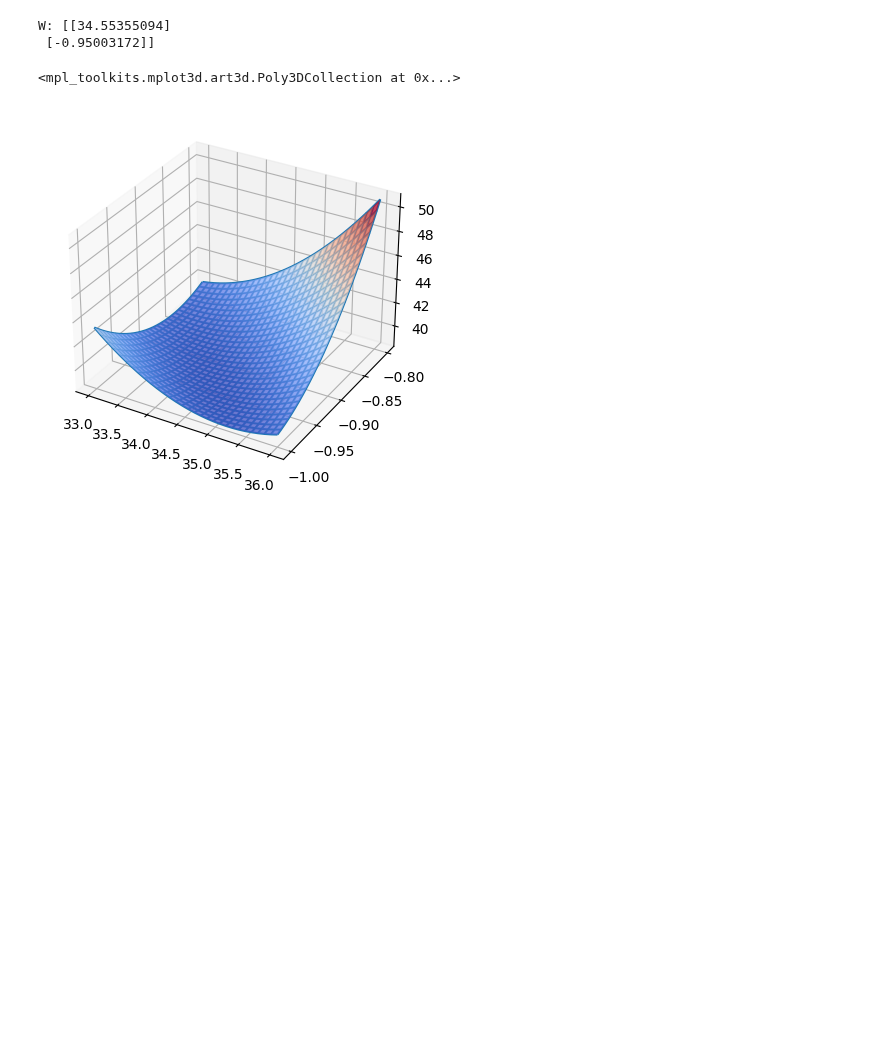
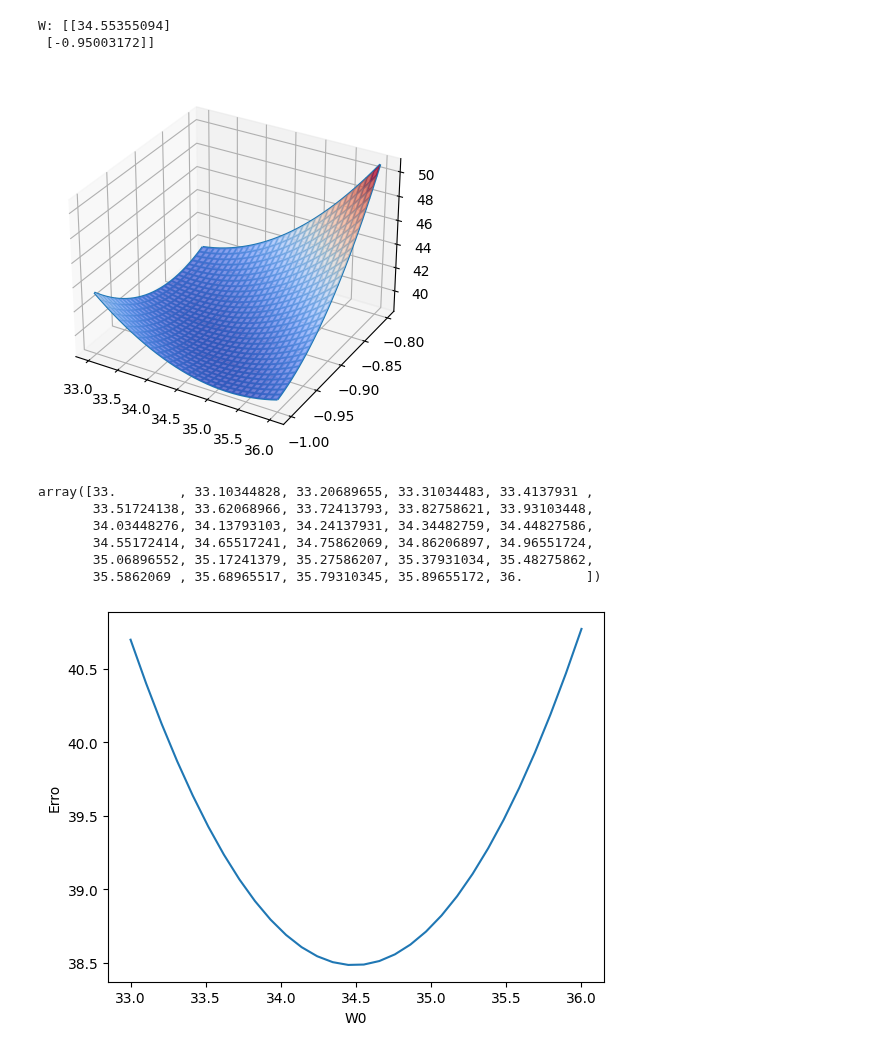
Before and after one commit to leobonn1/devai, a Jupyter notebook: iaam_trabalho1_leonardo.ipynb, the cells around one changed output. Cells and saved outputs as stored; diff of their text form; code cells hidden in the pictures; blank space fills up the shorter version.

```diff
--- a/iaam_trabalho1_leonardo.ipynb
+++ b/iaam_trabalho1_leonardo.ipynb
@@ -182,8 +182,6 @@ import numpy as np
 class regressao_linear():
   def __init__(self):
     self.W = np.zeros((2,1))
-    self.a = 0
-    self.b = 0
 
   @staticmethod
   def addBias(X):
@@ -192,15 +190,12 @@ class regressao_linear():
     return X_b
 
   def fit(self, X, y):
-    for i in range(500):
-      X_b = self.addBias(X)
+    X_b = self.addBias(X)
+    for _ in range(500):
       ypred = self.predict(X)
       erro = ypred - y.reshape(-1,1)
       ajuste = X_b.T.dot(erro)/sum(X_b).reshape(-1,1)
       self.W = self.W - 0.1 * ajuste
-
-      ajusteA = sum([erro[i]*X[i] for i in range(X.shape[0])])/sum(X)
-      self.a = self.a - ajusteA[0] * 0.1
 
   def predict(self, X):
     X_b = self.addBias(X)
@@ -253,11 +248,24 @@ Erro = z_function(W0,W1)
 ax.plot_wireframe(W0, W1, Erro)
 ax.plot_surface(W0, W1, Erro, rstride= 1, cstride = 1, alpha = 0.75,
                 cmap='coolwarm', edgecolor='none')
+
+plt.show()
 # %% [output]
-<mpl_toolkits.mplot3d.art3d.Poly3DCollection at 0x...>
 [figure]
+# %%
+w0
+# %% [output]
+array([33.        , 33.10344828, 33.20689655, 33.31034483, 33.4137931 ,
+       33.51724138, 33.62068966, 33.72413793, 33.82758621, 33.93103448,
+       34.03448276, 34.13793103, 34.24137931, 34.34482759, 34.44827586,
+       34.55172414, 34.65517241, 34.75862069, 34.86206897, 34.96551724,
+       35.06896552, 35.17241379, 35.27586207, 35.37931034, 35.48275862,
+       35.5862069 , 35.68965517, 35.79310345, 35.89655172, 36.        ])
 # %%
 plt.ylabel("Erro")
 plt.xlabel("W0")
 i = 8
-plt.plot(W0[i])
+plt.plot(W0[i,:],Erro[i,:])
+plt.show()
+# %% [output]
+[figure, added]
```
Also changed, not shown: parts of 2 cells of this notebook.
